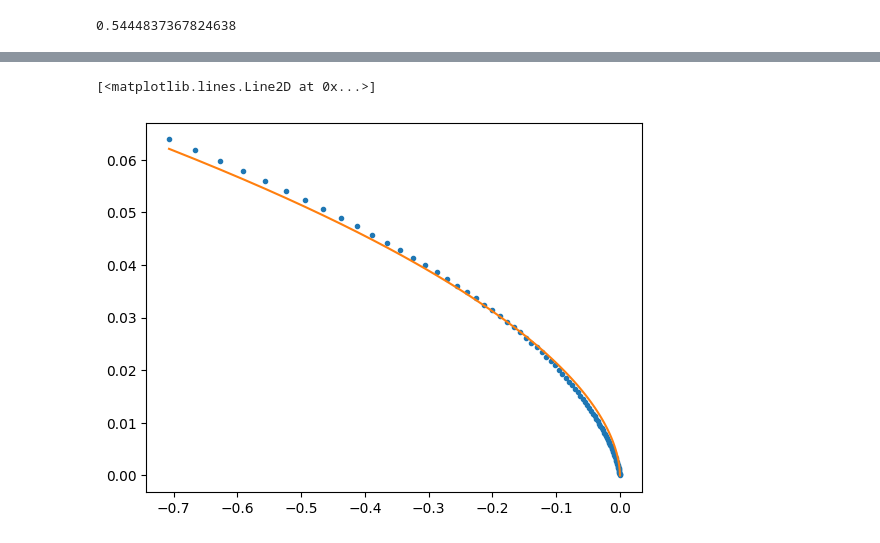
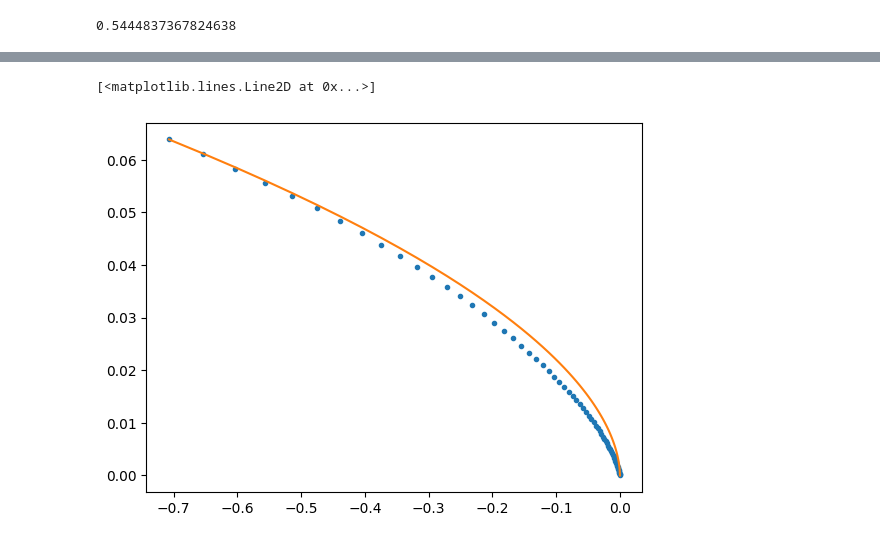
Before and after one commit to cpml-au/dctkit, a Jupyter notebook: examples/pacman_fracture.ipynb, the cells around one changed output, grey strips where cells are left out. Saved outputs shown, nothing was run; the diff lists cells and outputs as text; code cells hidden in the pictures.

```diff
--- a/examples/pacman_fracture.ipynb
+++ b/examples/pacman_fracture.ipynb
@@ -20,7 +20,7 @@ config()
 # %%
 r = 1.
 angle = 2*pi/4
-lcar = 0.06 # 0.08
+lcar = 0.08 # 0.08
 ratio = 0.005 # 0.01
 # lcar = 0.1
 
@@ -149,6 +150,17 @@ ela = LinearElasticity(S=S, mu_=mu_, lambda_=lambda_)
 
 # penalty factor for displacement bcs
 gamma = 100.
+# %%
+# exact solution - node coordinates
+theta_all = np.arctan2(ref_node_coords[:,1],ref_node_coords[:,0])
+r_all = np.sqrt(ref_node_coords[:,0]**2 + ref_node_coords[:,1]**2)
+
+xexact = ref_node_coords[:,0] + max_disp_mag*ux(theta_all, r_all, lam, omega, E, nu)
+yexact = ref_node_coords[:,1] + max_disp_mag*uy(theta_all, r_all, lam, omega, E, nu)
+xexact = xexact.reshape((S.num_nodes, 1))
+yexact = yexact.reshape((S.num_nodes, 1))
+zexact = np.zeros((S.num_nodes, 1))
+exact_node_coords = np.hstack((xexact, yexact, zexact))
 # %%
 # body force
 num_faces = S.S[2].shape[0]
@@ -177,9 +189,9 @@ def objective_and_gradient(tao, x, g, **kwargs):
 prb.solver.objective_and_gradient = objective_and_gradient
 # %%
 import time
-x0 = S.node_coords
+x0 = S.node_coords.flatten()
+#x0 = exact_node_coords.flatten()
 tic = time.time()
-max_disp_mag = 0.02
 n_steps = 1
 for i in range(1, n_steps+1):
     disp_mag = i*max_disp_mag/n_steps
@@ -192,8 +204,8 @@ for i in range(1, n_steps+1):
                 'boundary_tractions': boundary_tractions}
     prb.set_obj_args(obj_args)
     print("running...")
-    sol = prb.solve(x0=x0, gatol=1e-6, maxeval=20000, verbose=True)
-    # print("convergence result = ", prb.last_opt_result)
+    sol = prb.solve(x0=x0, gatol=1e-6, maxeval=30000, verbose=True)
+    #print("convergence result = ", prb.last_opt_result)
     x0 = sol
 
 toc = time.time()
@@ -256,14 +265,14 @@ Warning: 3956 cells are not part of any cell set. Using default value -1.
 # %%
 # plot vetical component of displacement field at theta=0
 crack_opening_disp = np.sort(curr_node_coords[crack_faces_nodes, 1]-ref_node_coords[crack_faces_nodes,1])
 xs = np.sort(x_crack_nodes)[::-1]
 plt.plot(xs, crack_opening_disp, ".")
-rs = -xs
-exact_crack_opening_disp = max_disp_mag*utheta(-pi*np.ones(len(xs)), rs, lam, omega, E, nu)
+
+exact_crack_opening_disp = np.sort(exact_node_coords[crack_faces_nodes, 1]-ref_node_coords[crack_faces_nodes,1])
 plt.plot(xs, exact_crack_opening_disp)
 # %% [output]
 [<matplotlib.lines.Line2D at 0x...>]
-[figure, old version]
+[figure, new version]
 # %%
 # approximating K_1 by extrapolation of the CTOD
 kappa = (3-nu)/(1+nu)
```
Also changed, not shown: parts of 10 cells of this notebook.
